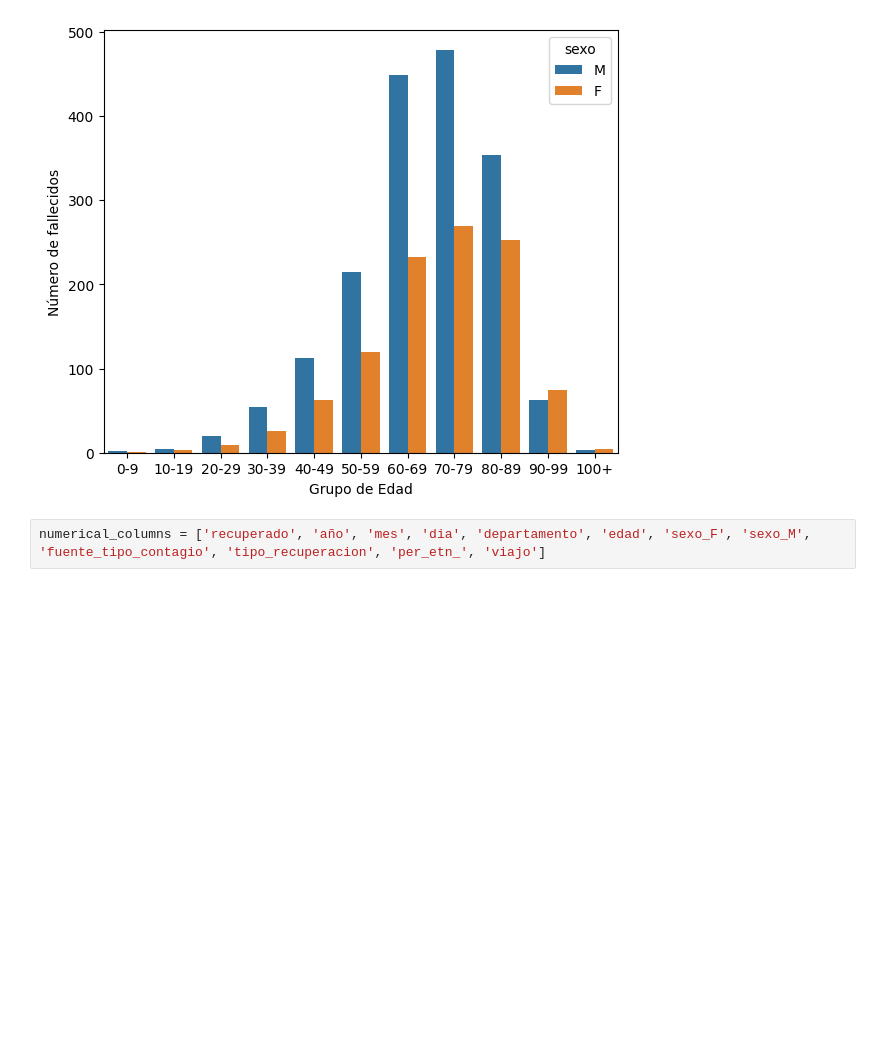
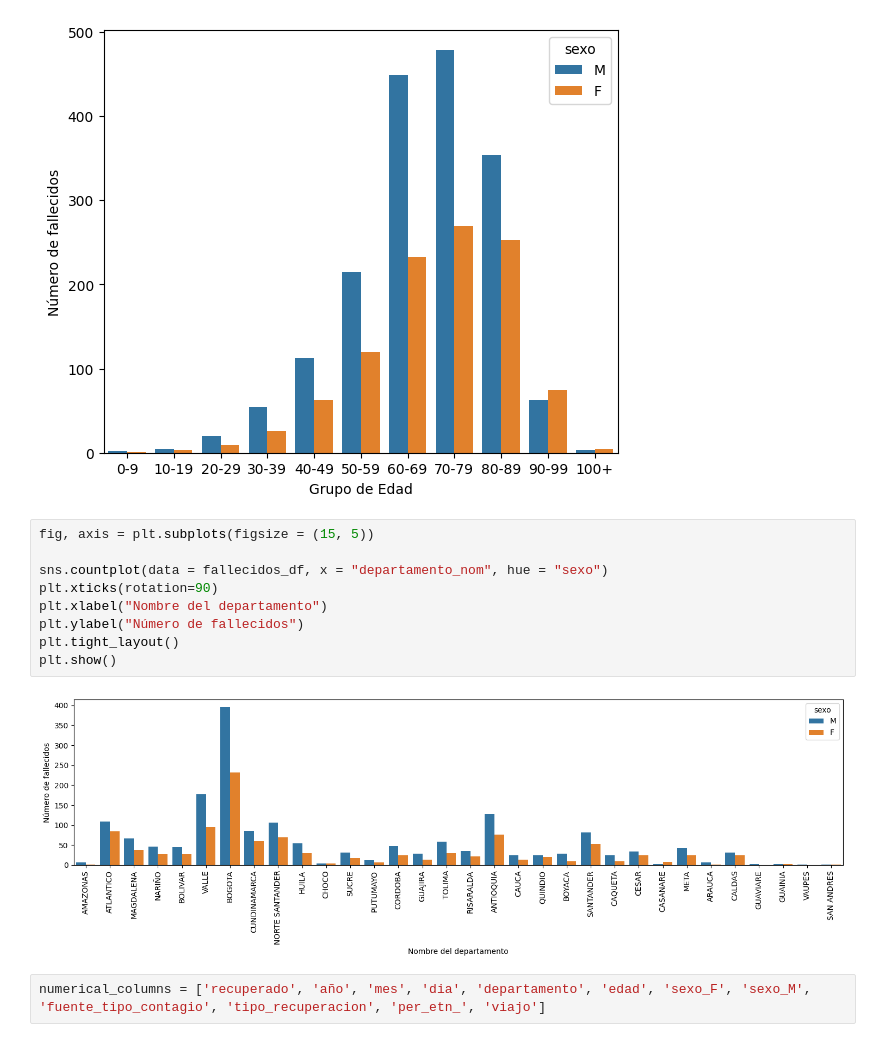
Before and after one commit to 4GeeksAcademy/remelop_Machine_Learning_Final_Project, a Jupyter notebook: src/Final_Project.ipynb, the cells around one changed output. Saved outputs shown, nothing was run; the diff lists cells and outputs as text; blank space fills up the shorter version.

```diff
--- a/src/Final_Project.ipynb
+++ b/src/Final_Project.ipynb
@@ -718,6 +718,17 @@ plt.tight_layout()
 plt.show()
 # %% [output]
 [figure]
+# %%
+fig, axis = plt.subplots(figsize = (15, 5))
+
+sns.countplot(data = fallecidos_df, x = "departamento_nom", hue = "sexo")
+plt.xticks(rotation=90)
+plt.xlabel("Nombre del departamento")
+plt.ylabel("Número de fallecidos")
+plt.tight_layout()
+plt.show()
+# %% [output]
+[figure, added]
 # %%
 numerical_columns = ['recuperado', 'año', 'mes', 'dia', 'departamento', 'edad', 'sexo_F', 'sexo_M', 'fuente_tipo_contagio', 'tipo_recuperacion', 'per_etn_', 'viajo']
 # %%
```
Also changed, not shown: parts of 1 cell of this notebook.
